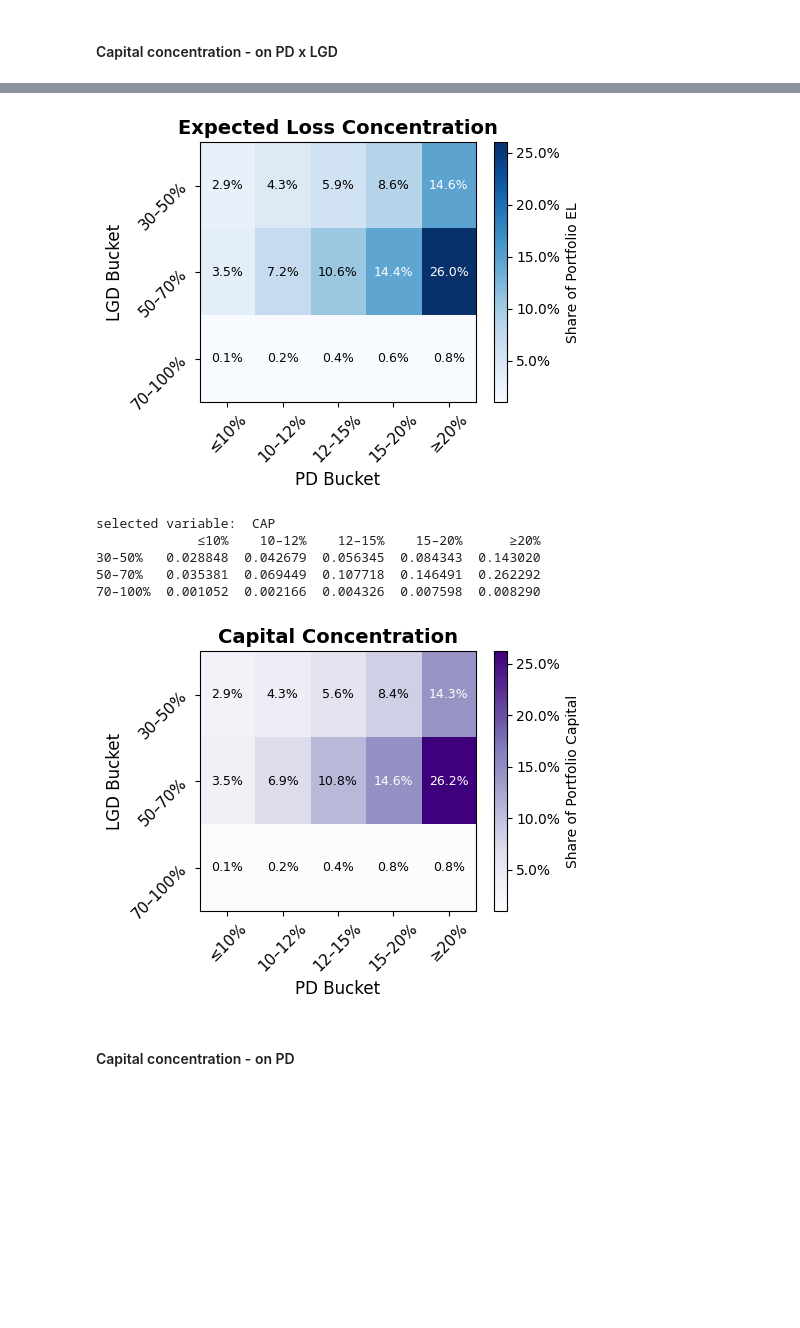
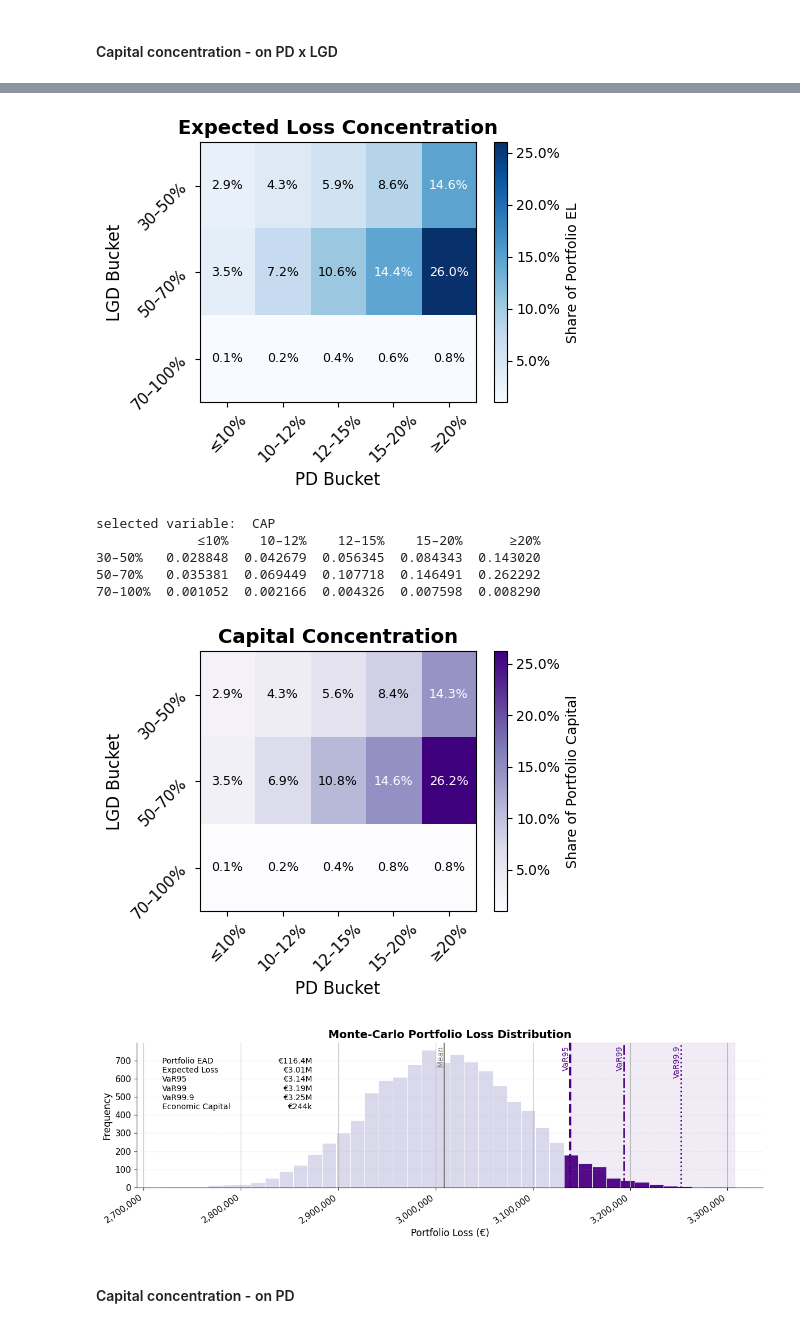
Before and after one commit to kostis2019/CREDIT-RISK-FRAMEWORK, a Jupyter notebook: notebooks/06_capital.ipynb, the cells around one changed output, grey strips where cells are left out. Cells and saved outputs as stored; diff of their text form; code cells hidden in the pictures; blank space fills up the shorter version.

Commit message:
refactor: clean src dependencies and separate Monte Carlo plotting

```diff
--- a/notebooks/06_capital.ipynb
+++ b/notebooks/06_capital.ipynb
@@ -87,22 +89,24 @@ MODEL OUTPUT VALIDATION
 # %%
 # capital estimation 'monte-carlo' with observed LGDs
 
-capital_montecarlo, _, _, _= estimate_capital(portfolio, method="monte-carlo", column_lgd="LossGivenDefault", allocate=True, verbose=False, show_plot=False)
+capital_montecarlo, _, _, simulated_losses= estimate_capital(portfolio, method="monte-carlo", column_lgd="LossGivenDefault", allocate=True, verbose=False)
 heatmap_EL = plot_heatmap(capital_montecarlo, variable="EL" , column_lgd="LossGivenDefault")
 heatmap_CA = plot_heatmap(capital_montecarlo, variable="CAP", column_lgd="LossGivenDefault")
+fig = plot_loss_distribution(simulated_losses, portfolio[settings.COLUMN_EAD].sum(), show_plot=True)
 # %% [output]
 selected variable:  EL
              ≤10%    10–12%    12–15%    15–20%      ≥20%
 30–50%   0.029282  0.043009  0.058625  0.085654  0.145875
 50–70%   0.035146  0.072426  0.105585  0.144007  0.259950
 70–100%  0.000582  0.001784  0.004046  0.006260  0.007769
 [figure]
 selected variable:  CAP
              ≤10%    10–12%    12–15%    15–20%      ≥20%
 30–50%   0.028848  0.042679  0.056345  0.084343  0.143020
 50–70%   0.035381  0.069449  0.107718  0.146491  0.262292
 70–100%  0.001052  0.002166  0.004326  0.007598  0.008290
 [figure]
+[figure, added]
 # %% [markdown]
 #### Capital concentration - on PD
 # %%
```
Also changed, not shown: parts of 5 cells of this notebook, 8 other files.
